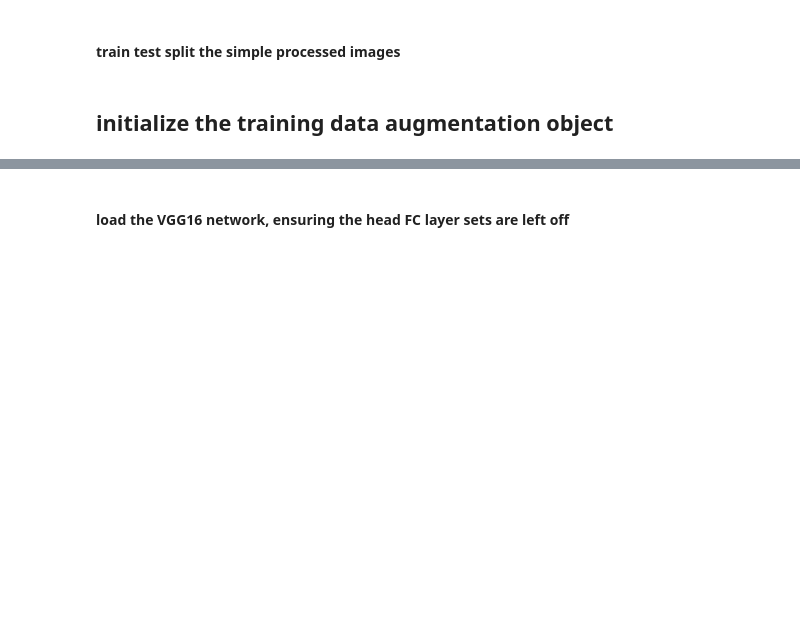
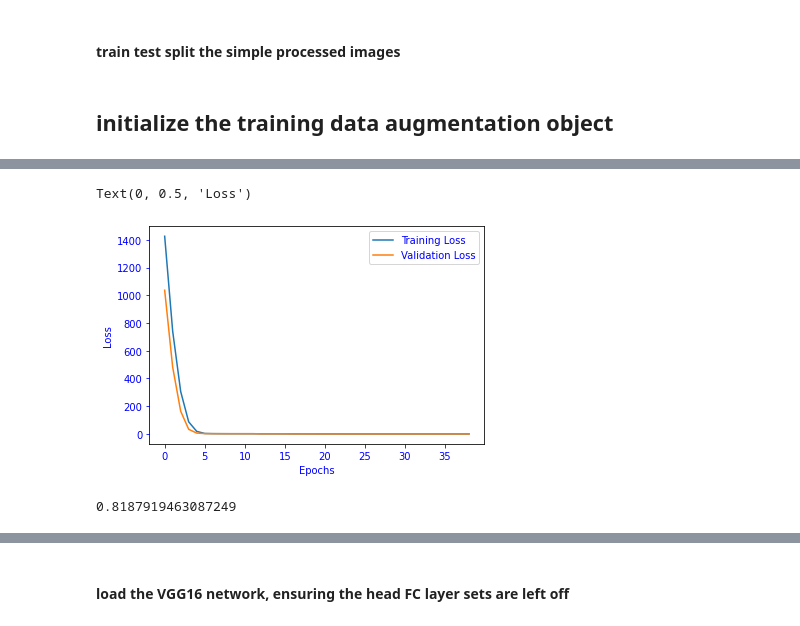
Before and after one commit to plaban1981/Dphi_hackathon, a Jupyter notebook: Detect_Covid_19_through_X_ray_images_of_Patients.ipynb, the cells around one changed output, grey strips where cells are left out. Saved outputs shown, nothing was run; the diff lists cells and outputs as text; code cells hidden in the pictures; blank space fills up the shorter version.

```diff
--- a/Detect_Covid_19_through_X_ray_images_of_Patients.ipynb
+++ b/Detect_Covid_19_through_X_ray_images_of_Patients.ipynb
@@ -801,0 +958,20 @@ validation_generator = valAug.flow(testX1,testY1,batch_size=32)
+# %%
+plt.plot(history.history['loss'],label='Training Loss')
+plt.plot(history.history['val_loss'],label='Validation Loss')
+plt.legend()
+plt.xlabel('Epochs')
+plt.ylabel('Loss')
+# %% [output]
+Text(0, 0.5, 'Loss')
+[figure, added]
+# %%
+preds = model.predict(testX1/255.0)
+prediction = []
+for value in preds:
+  if value <= 0.5:
+    prediction.append(0)
+  else:
+    prediction.append(1)
+f1_score(testY1,prediction)
+# %% [output]
+0.8187919463087249
```
Also changed, not shown: parts of 48 cells of this notebook.
